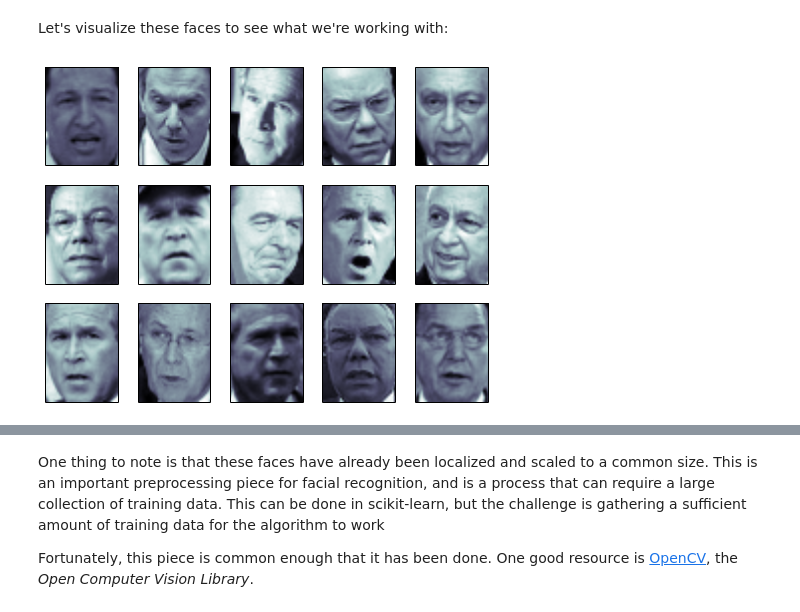
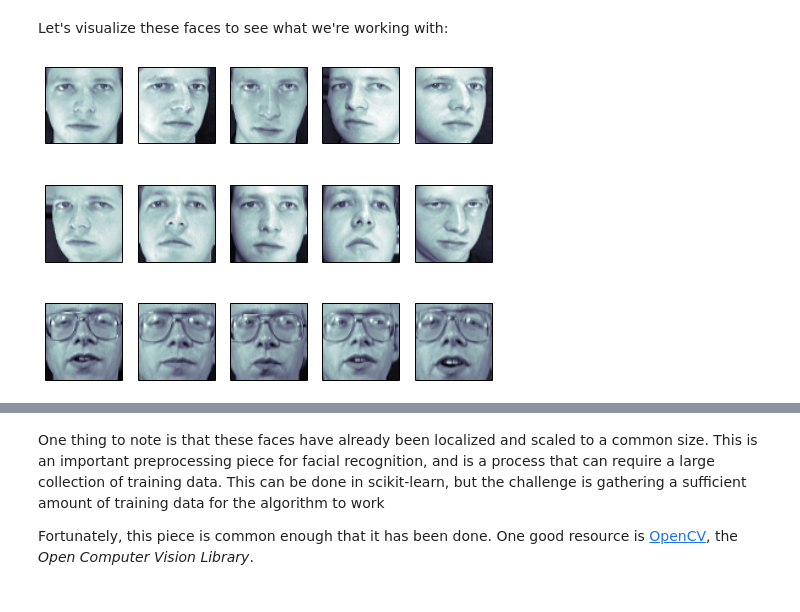
Before and after one commit to GaelVaroquaux/sklearn_pandas_tutorial, a Jupyter notebook: rendered_notebooks/06_application_to_face_recognition.ipynb, the cells around one changed output, grey strips where cells are left out. Saved outputs shown, nothing was run; the diff lists cells and outputs as text; code cells hidden in the pictures.

```diff
--- a/rendered_notebooks/06_application_to_face_recognition.ipynb
+++ b/rendered_notebooks/06_application_to_face_recognition.ipynb
@@ -13,6 +12,5 @@ take a while to execute.
 # %%
 from sklearn import datasets
-lfw_people = datasets.fetch_lfw_people(min_faces_per_person=70, resize=0.4,
-                                       data_home='datasets')
-lfw_people.data.shape
+faces = datasets.fetch_olivetti_faces()
+faces.data.shape
 # %% [output]
@@ -33,8 +20,8 @@ Let's visualize these faces to see what we're working with:
 # %%
 fig = plt.figure(figsize=(8, 6))
 # plot several images
 for i in range(15):
     ax = fig.add_subplot(3, 5, i + 1, xticks=[], yticks=[])
-    ax.imshow(lfw_people.images[i], cmap=plt.cm.bone)
+    ax.imshow(faces.images[i], cmap=plt.cm.bone)
 # %% [output]
-[figure, old version]
+[figure, new version]
```
Also changed, not shown: parts of 17 cells of this notebook, 7 other files.
